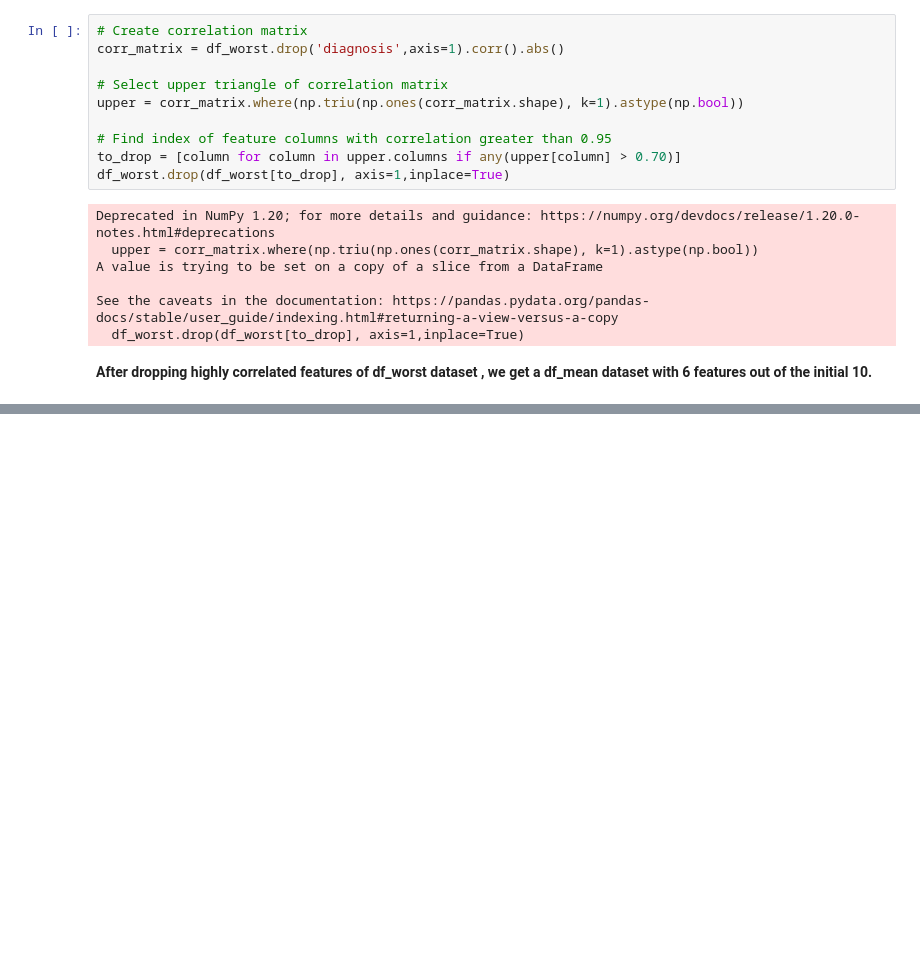
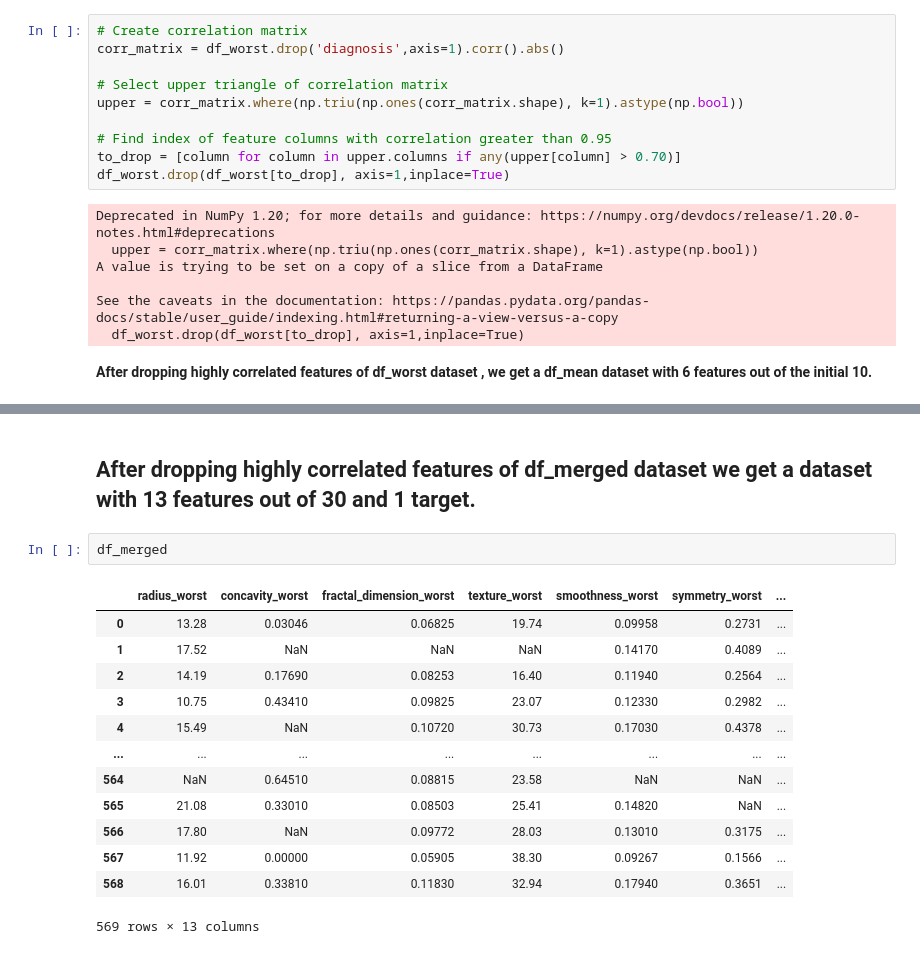
Before and after one commit to niconomist98/BreastCancerClassml, a Jupyter notebook: notebooks/EDAbreastCancer.ipynb, the cells around one changed output, grey strips where cells are left out. Cells and saved outputs as stored; diff of their text form; blank space fills up the shorter version.

```diff
--- a/notebooks/EDAbreastCancer.ipynb
+++ b/notebooks/EDAbreastCancer.ipynb
@@ -484,0 +542,18 @@ df_mean.to_parquet("../data/interim/df_mean.parquet", index = False)
+# %% [markdown]
+## After dropping highly correlated features of df_merged dataset we get a dataset with 13 features out of 30 and 1 target.
+# %%
+df_merged
+# %% [output]
+|  | radius_worst | concavity_worst | fractal_dimension_worst | texture_worst | smoothness_worst | symmetry_worst | ... |
+| 0 | 13.28 | 0.03046 | 0.06825 | 19.74 | 0.09958 | 0.2731 | ... |
+| 1 | 17.52 | NaN | NaN | NaN | 0.14170 | 0.4089 | ... |
+| 2 | 14.19 | 0.17690 | 0.08253 | 16.40 | 0.11940 | 0.2564 | ... |
+| 3 | 10.75 | 0.43410 | 0.09825 | 23.07 | 0.12330 | 0.2982 | ... |
+| 4 | 15.49 | NaN | 0.10720 | 30.73 | 0.17030 | 0.4378 | ... |
+| ... | ... | ... | ... | ... | ... | ... | ... |
+| 564 | NaN | 0.64510 | 0.08815 | 23.58 | NaN | NaN | ... |
+| 565 | 21.08 | 0.33010 | 0.08503 | 25.41 | 0.14820 | NaN | ... |
+| 566 | 17.80 | NaN | 0.09772 | 28.03 | 0.13010 | 0.3175 | ... |
+| 567 | 11.92 | 0.00000 | 0.05905 | 38.30 | 0.09267 | 0.1566 | ... |
+| 568 | 16.01 | 0.33810 | 0.11830 | 32.94 | 0.17940 | 0.3651 | ... |
+569 rows × 13 columns
```
Also changed, not shown: parts of 14 cells of this notebook.
